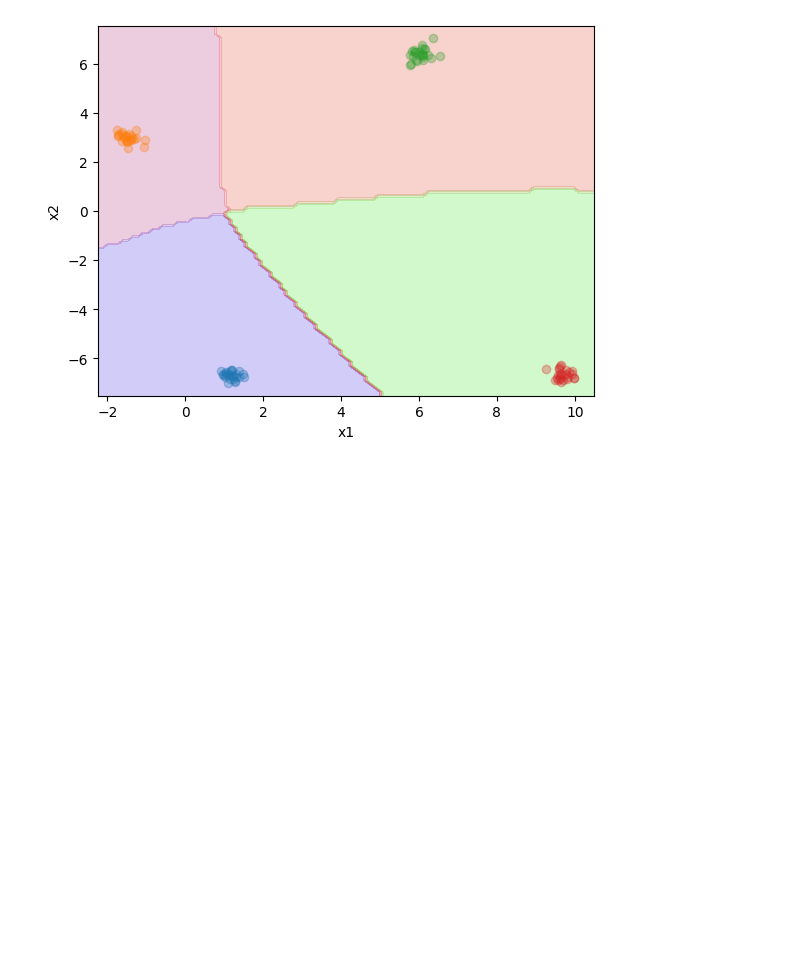
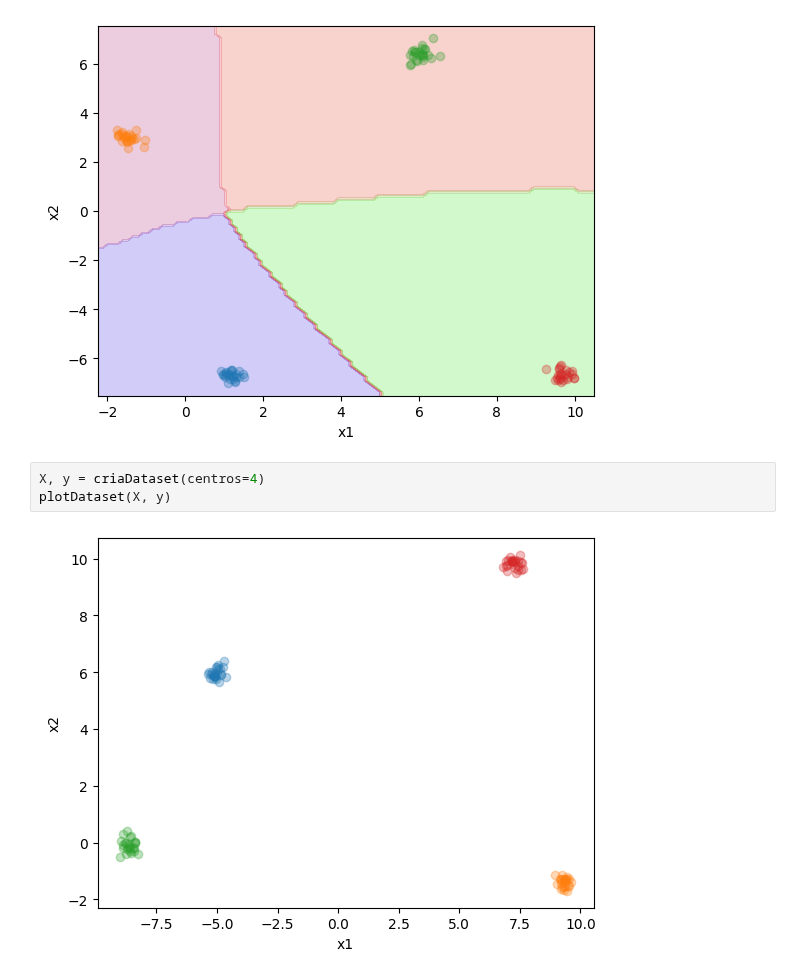
Before and after one commit to fboldt/aulasann, a Jupyter notebook: aula6b_MLP_Funções_de_Ativação.ipynb, the cells around one changed output. Cells and saved outputs as stored; diff of their text form; blank space fills up the shorter version.

```diff
--- a/aula6b_MLP_Funções_de_Ativação.ipynb
+++ b/aula6b_MLP_Funções_de_Ativação.ipynb
@@ -145,3 +145,8 @@ accuracy_score(y, ypred)
 # %% [output]
 1.0
 [figure]
+# %%
+X, y = criaDataset(centros=4)
+plotDataset(X, y)
+# %% [output]
+[figure, added]
```
Also changed, not shown: parts of 2 cells of this notebook.
